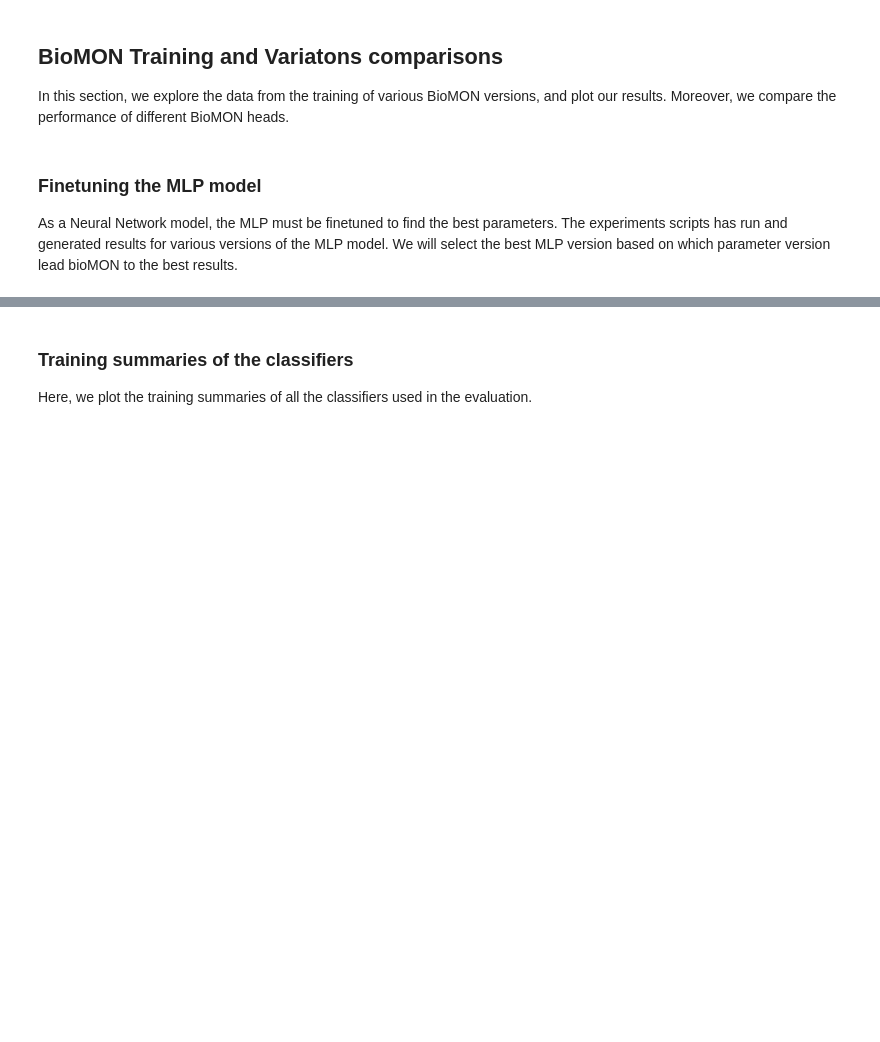
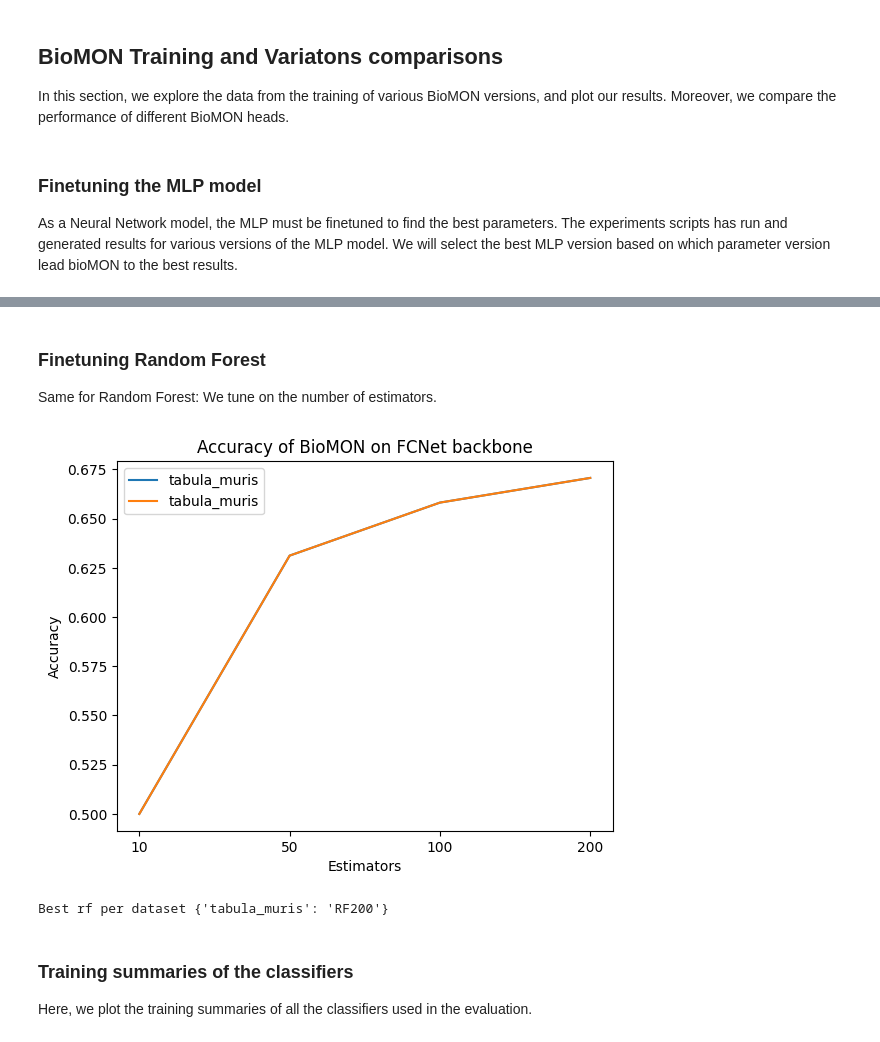
Before and after one commit to MChatzakis/BioMON, a Jupyter notebook: bioMON.ipynb, the cells around one changed output, grey strips where cells are left out. Drawn from its saved outputs; the diff is of its cells as text; code cells hidden in the pictures; blank space fills up the shorter version.

```diff
--- a/bioMON.ipynb
+++ b/bioMON.ipynb
@@ -41,3 +91,51 @@ As a Neural Network model, the MLP must be finetuned to find the best parameters
+# %% [markdown]
+### Finetuning Random Forest
+
+Same for Random Forest: We tune on the number of estimators.
+# %%
+n_way = 5
+n_shot = 5
+n_query = 15
+
+backbone = "FCNet"
+datasets = ["tabula_muris", "tabula_muris"]
+rf = ["10", "50", "100", "200"]
+
+best_rf = {}
+
+for dataset in datasets:
+    dataset_accuracies = []
+
+    best_acc = -1
+    best_model = None
+    for r in rf:
+        path = f"{RESULTS_DIR}/{dataset}/bioMON_RF{r}_{backbone}/{n_way}w{n_shot}s{n_query}q/"
+        data = pd.read_csv(path + "test_summary.csv")
+
+        test_line = data.iloc[2]
+        acc = test_line["acc_mean"] / 100
+        dataset_accuracies.append(acc)
+
+        if acc > best_acc:
+            best_acc = acc
+            best_model = f"RF{r}"
+
+    best_rf[dataset] = best_model
+
+    plt.plot(rf, dataset_accuracies, label=dataset)
+
+plt.xlabel("Estimators")
+plt.ylabel("Accuracy")
+plt.title(f"Accuracy of BioMON on {backbone} backbone")
+plt.legend()
+
+plt.savefig(f"{SAVE_PLOTS_DIR}/rf.png")
+plt.show()
+
+print("Best rf per dataset", best_rf)
+# %% [output]
+[figure, added]
+Best rf per dataset {'tabula_muris': 'RF200'}
 # %% [markdown]
 ### Training summaries of the classifiers
 
```
Also changed, not shown: parts of 8 cells of this notebook, 7 other files.
